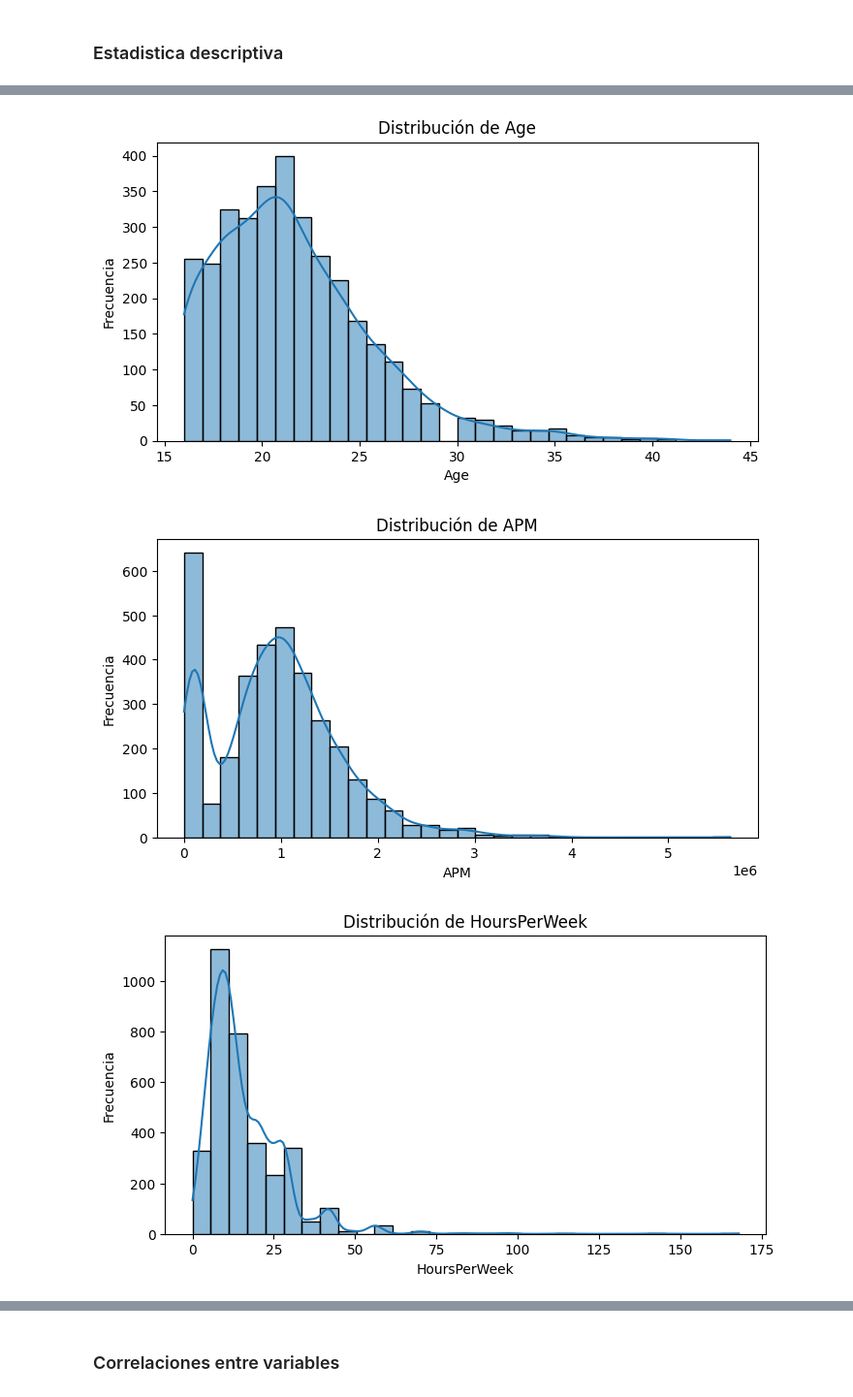
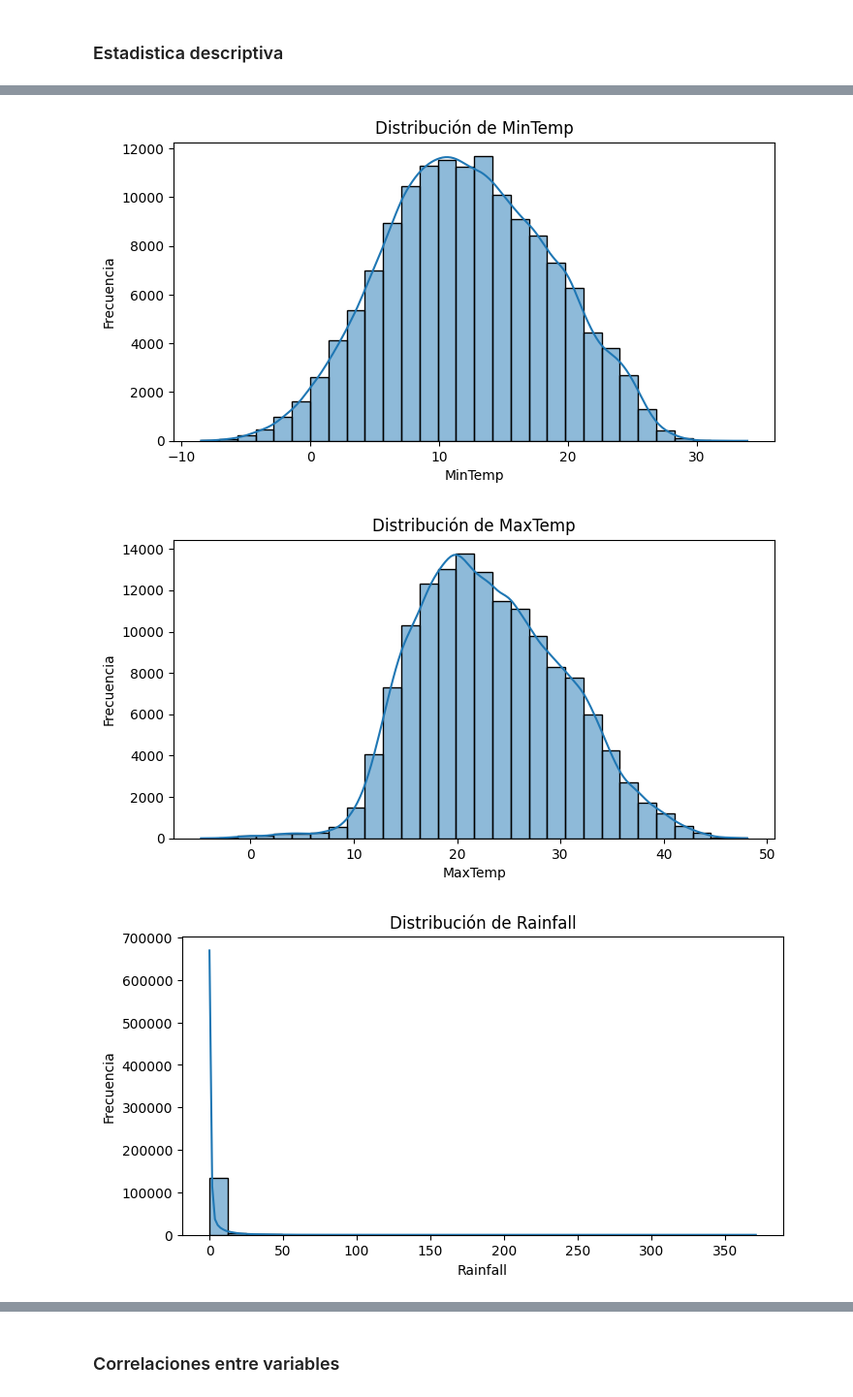
Before and after one commit to NicolasCeronM/Mineria-de-datos, a Jupyter notebook: Plantilla_Metodología_CRISP_en_Notebook.ipynb, the cells around one changed output, grey strips where cells are left out. Shown at 97% size. Cells and saved outputs as stored; diff of their text form; code cells hidden in the pictures.

```diff
--- a/Plantilla_Metodología_CRISP_en_Notebook.ipynb
+++ b/Plantilla_Metodología_CRISP_en_Notebook.ipynb
@@ -44,7 +45,7 @@ import matplotlib.pyplot as plt
 import seaborn as sns
 # %%
 # Ruta del archivo CSV
-file_path = "starcraft_duoc.csv"
+file_path = "weatherAUS.csv"
 
 # Cargar el archivo
-df = pd.read_csv(file_path, sep=';',encoding='utf-8')
+df = pd.read_csv(file_path)
@@ -139,14 +132,14 @@ df.describe()
 # %%
-variables_numericas = ["Age", "APM", "HoursPerWeek", "TotalHours", "NumberOfPACs", "ActionLatency"]
+variables_numericas = ["MinTemp", "MaxTemp", "Rainfall", "Evaporation", "Sunshine", "WindGustSpeed","WindSpeed9am","WindSpeed3pm","Humidity9am","Pressure3pm","Cloud9am","Cloud3pm","Temp9am"]
 
 for col in variables_numericas:
     plt.figure(figsize=(8, 4))
     sns.histplot(df[col], kde=True, bins=30)
     plt.title(f"Distribución de {col}")
     plt.xlabel(col)
     plt.ylabel("Frecuencia")
     plt.show()
 # %% [output]
-[figure, old version]
+[figure, new version]
-[figure, old version]
+[figure, new version]
-[figure, old version]
+[figure, new version]
```
Also changed, not shown: parts of 40 cells of this notebook, 4 other files.
